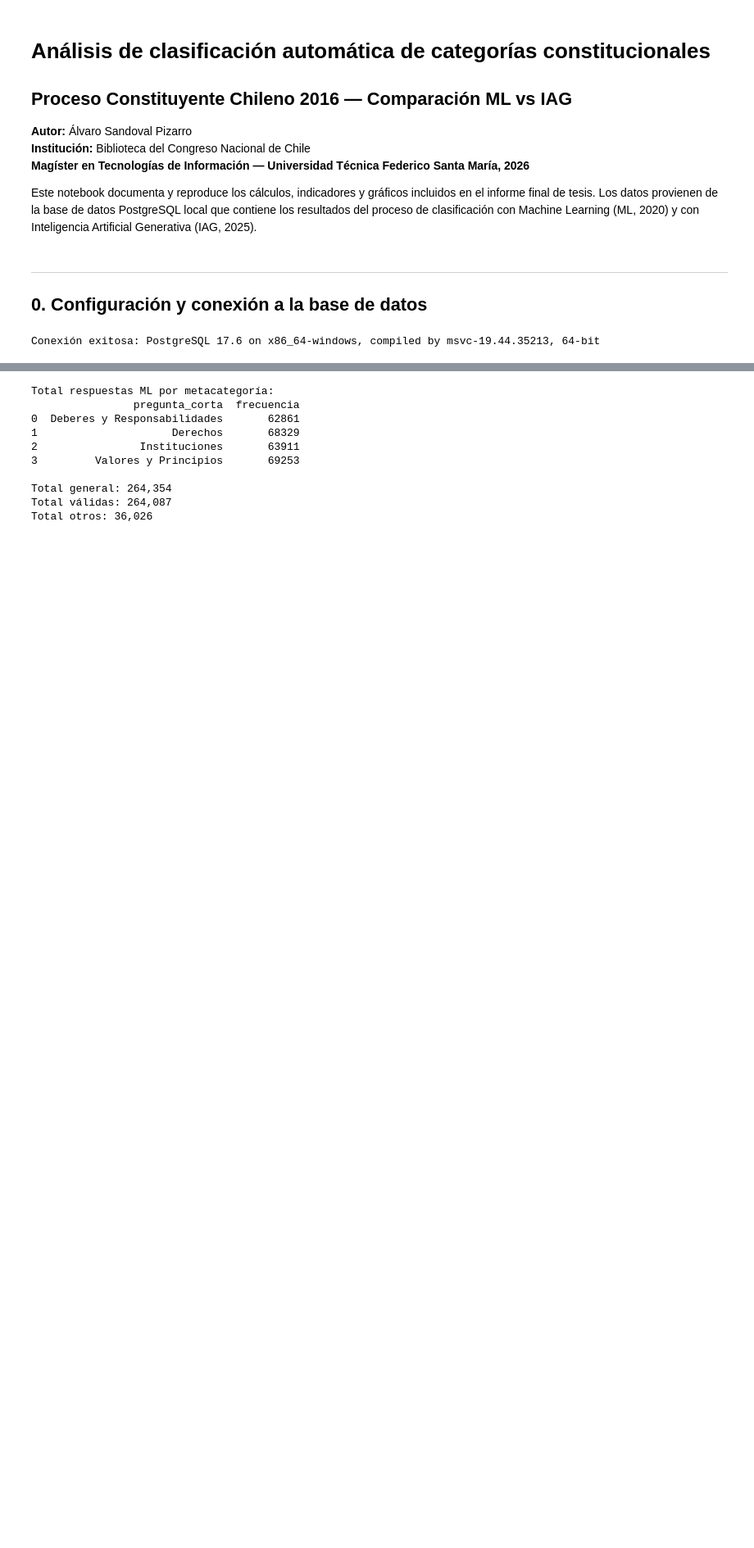
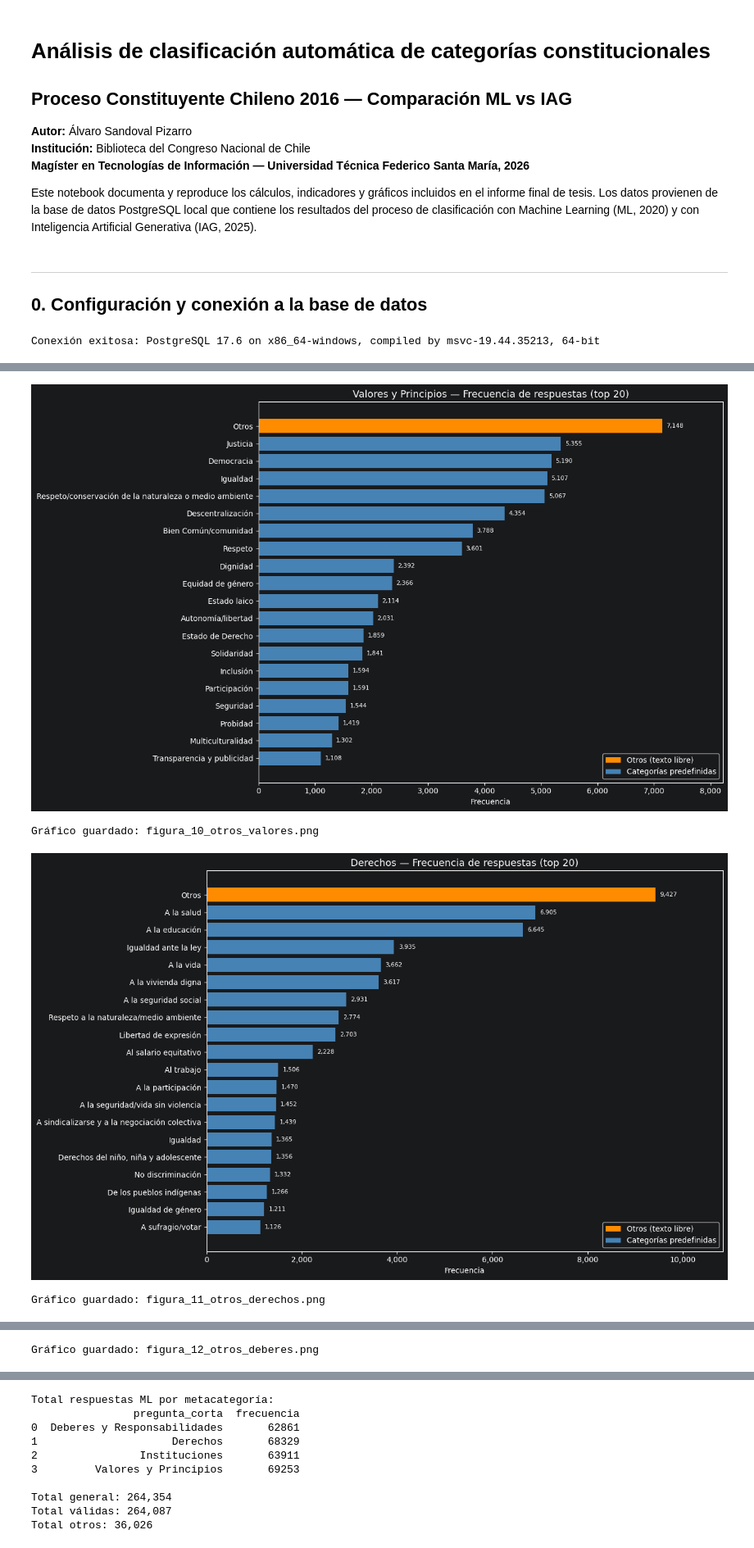
Before and after one commit to alvaroisp/mti-cabildos2016, a Jupyter notebook: notebook/analisis_clasificacion_constitucional.ipynb, the cells around one changed output, grey strips where cells are left out. Shown at 82% size. Cells and saved outputs as stored; diff of their text form; code cells hidden in the pictures; blank space fills up the shorter version.

Commit message:
Reorganizar notebook y agregar gráficos de concentración de respuestas otros

```diff
--- a/notebook/analisis_clasificacion_constitucional.ipynb
+++ b/notebook/analisis_clasificacion_constitucional.ipynb
@@ -47,0 +54,63 @@ Conexión exitosa: PostgreSQL 17.6 on x86_64-windows, compiled by msvc-19.44.352
+# %%
+def grafico_concentracion_otros(engine, id_pregunta, titulo, nombre_archivo, top_n=20):
+    sql = f"""
+    SELECT respuesta, COUNT(*) AS frecuencia, MAX(ind_otro::int) AS es_otro
+    FROM cab_cabildos_resultados
+    WHERE id_pregunta_normalizada = {id_pregunta}
+    AND NOT ind_eliminado
+    GROUP BY respuesta
+    ORDER BY frecuencia DESC
+    LIMIT {top_n}
+    """
+    with engine.connect() as conn:
+        df = pd.read_sql(sql, conn)
+
+    df_plot = df.iloc[::-1].reset_index(drop=True)
+    colores = ['#FF8C00' if es else 'steelblue' for es in df_plot['es_otro']]
+
+    fig, ax = plt.subplots(figsize=(13, 8))
+    bars = ax.barh(df_plot['respuesta'], df_plot['frecuencia'], color=colores)
+
+    ax.set_title(f'{titulo} — Frecuencia de respuestas (top {top_n})', fontsize=13)
+    ax.set_xlabel('Frecuencia')
+    ax.xaxis.set_major_formatter(mticker.FuncFormatter(lambda x, _: f'{int(x):,}'))
+
+    # Etiquetas de frecuencia
+    x_max = df_plot['frecuencia'].max()
+    for bar, freq in zip(bars, df_plot['frecuencia']):
+        ax.text(
+            bar.get_width() + x_max * 0.01,
+            bar.get_y() + bar.get_height() / 2,
+            f'{int(freq):,}',
+            va='center', ha='left', fontsize=8
+        )
+    ax.set_xlim(0, x_max * 1.15)
+
+    # Leyenda
+    from matplotlib.patches import Patch
+    leyenda = [
+        Patch(facecolor='#FF8C00', label='Otros (texto libre)'),
+        Patch(facecolor='steelblue', label='Categorías predefinidas')
+    ]
+    ax.legend(handles=leyenda, loc='lower right')
+
+    plt.tight_layout()
+    plt.savefig(nombre_archivo, dpi=150, bbox_inches='tight')
+    plt.show()
+    print(f'Gráfico guardado: {nombre_archivo}')
+
+# Generar gráfico para cada metacategoría
+metacategorias = [
+    (1, 'Valores y Principios',        'figura_10_otros_valores.png'),
+    (2, 'Derechos',                    'figura_11_otros_derechos.png'),
+    (3, 'Deberes y Responsabilidades', 'figura_12_otros_deberes.png'),
+    (4, 'Instituciones del Estado',    'figura_13_otros_instituciones.png'),
+]
+
+for id_preg, titulo, archivo in metacategorias:
+    grafico_concentracion_otros(engine, id_preg, titulo, archivo)
+# %% [output]
+[figure, added]
+Gráfico guardado: figura_10_otros_valores.png
+[figure, added]
+Gráfico guardado: figura_11_otros_derechos.png
@@ -47,0 +118 @@ Conexión exitosa: PostgreSQL 17.6 on x86_64-windows, compiled by msvc-19.44.352
+Gráfico guardado: figura_12_otros_deberes.png
```
Also changed, not shown: parts of 18 cells of this notebook, 6 other files.
